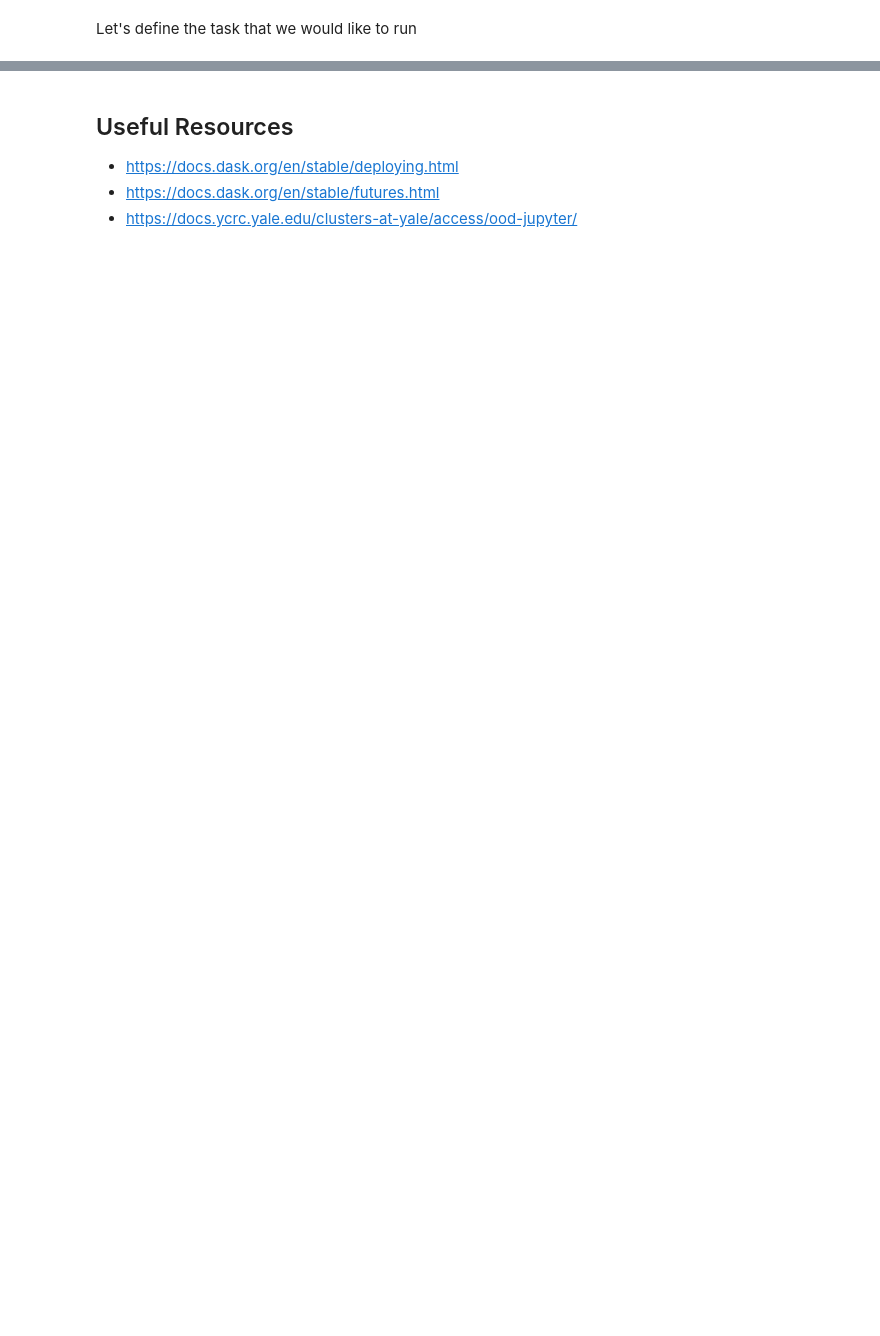
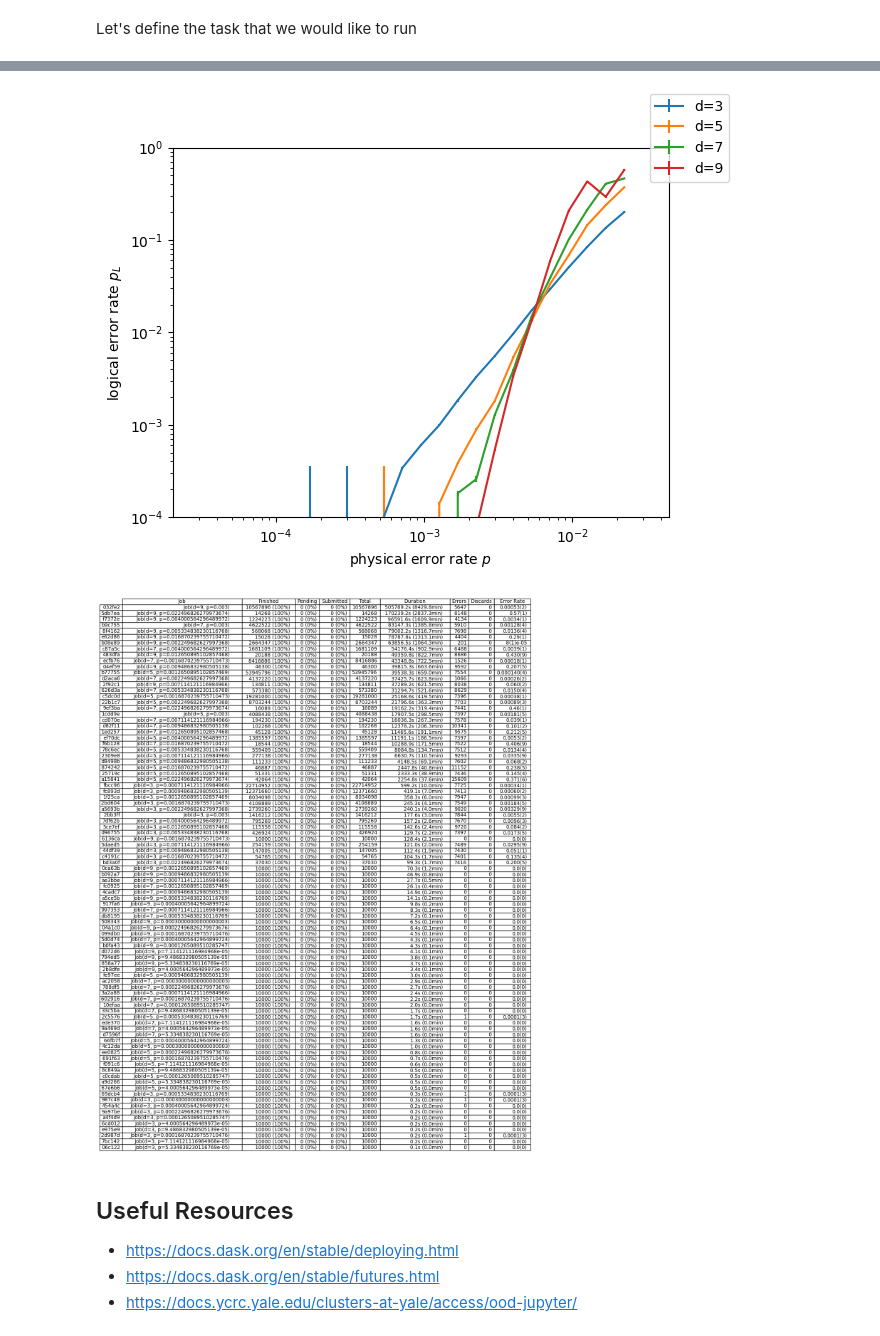
Before and after one commit to yuewuo/qec-lego-bench, a Jupyter notebook: docs/notebooks/monte-carlo-sampling-on-cluster-mwpf.ipynb, the cells around one changed output, grey strips where cells are left out. Drawn from its saved outputs; the diff is of its cells as text; code cells hidden in the pictures; blank space fills up the shorter version.

```diff
--- a/docs/notebooks/monte-carlo-sampling-on-cluster-mwpf.ipynb
+++ b/docs/notebooks/monte-carlo-sampling-on-cluster-mwpf.ipynb
@@ -72,31 +80,34 @@ print(monte_carlo_function(shots=1000, d=3, p=0.5))
 # %%
 d_vec = [3, 5, 7, 9]
 p_vec = [0.03 * 0.1 ** (i / 8) for i in range(1, 24)]
 jobs = [MonteCarloJob(d=d, p=p) for d in d_vec for p in p_vec]
 
 min_shots_submitter = MinShotsSubmitter(shots=10000)
 precision_submitter = PrecisionSubmitter(time_limit=10*3600, min_precision=1)
-more_precision_submitter = PrecisionSubmitter(time_limit=10*3600, min_precision=1)
+more_precision_submitter = PrecisionSubmitter(time_limit=10*3600, min_precision=2)
 def intelligent_submitter(jobs: Iterable[MonteCarloJob]) -> list[tuple[MonteCarloJob, int]]:
     submit = min_shots_submitter(jobs)
     submit += precision_submitter(jobs)
-    if len(submit) == 0:
+    if len(submit) == 0 and all([job.pending_shots == 0 for job in jobs]):
         submit += more_precision_submitter(jobs)
     return submit
 
 plotter = LogicalErrorRatePlotter(d_vec, p_vec)
 progress_plotter = JobProgressPlotter()
 def callback(executor: MonteCarloJobExecutor):
     plotter(executor)
     progress_plotter(executor)
 
 executor = MonteCarloJobExecutor(
     Client(cluster),
     monte_carlo_function,
     jobs,
     filename="monte-carlo-sampling-on-cluster-mwpf-rsc.json",
 )
 executor.execute(intelligent_submitter, loop_callback=callback)
+# %% [output]
+[figure, added]
+[figure, added]
 # %% [markdown]
 ## Useful Resources
 
```
Also changed, not shown: parts of 3 cells of this notebook, 4 other files.
